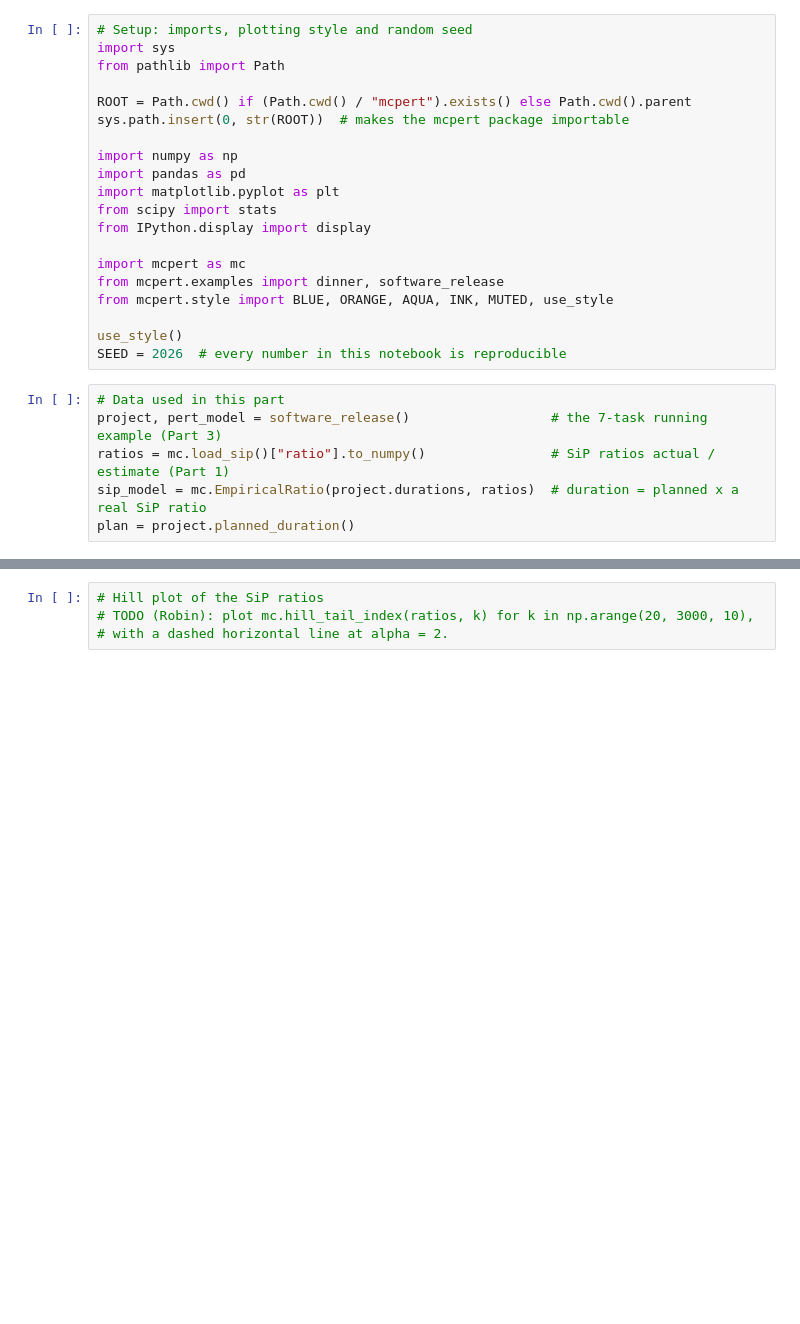
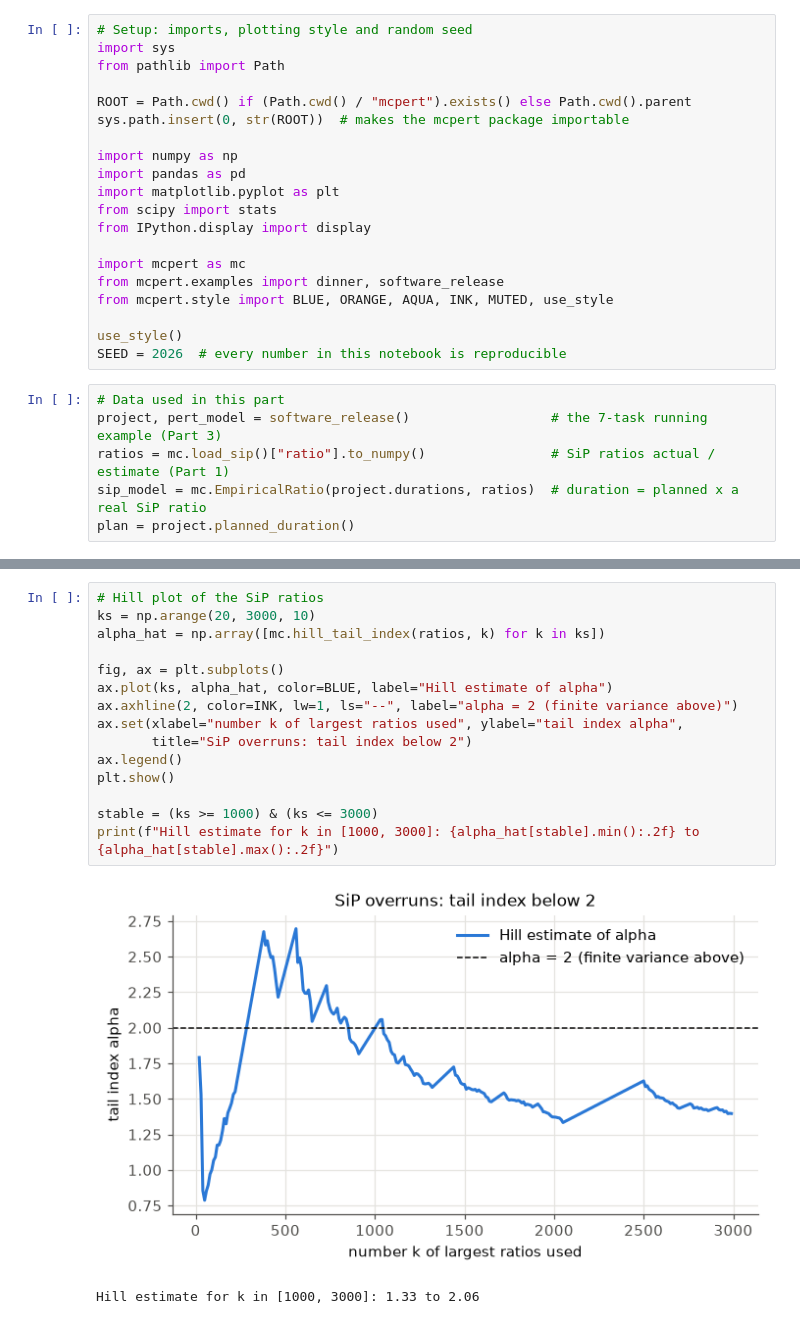
Before and after one commit to Keiraaaaaaaaaaa/mc-project-delays, a Jupyter notebook: notebooks/part5_limitations.ipynb, the cells around one changed output, grey strips where cells are left out. Saved outputs shown, nothing was run; the diff lists cells and outputs as text; blank space fills up the shorter version.

Commit message:
Part 5: heavy tails, importance sampling, conclusion (draft)

```diff
--- a/notebooks/part5_limitations.ipynb
+++ b/notebooks/part5_limitations.ipynb
@@ -40,5 +54,19 @@ $1/\hat\alpha_k = \frac1k \sum_{i \le k} \ln(X_{(i)} / X_{(k+1)})$ and why it wo
 # %%
 # Hill plot of the SiP ratios
-# TODO (Robin): plot mc.hill_tail_index(ratios, k) for k in np.arange(20, 3000, 10),
-# with a dashed horizontal line at alpha = 2.
+ks = np.arange(20, 3000, 10)
+alpha_hat = np.array([mc.hill_tail_index(ratios, k) for k in ks])
+
+fig, ax = plt.subplots()
+ax.plot(ks, alpha_hat, color=BLUE, label="Hill estimate of alpha")
+ax.axhline(2, color=INK, lw=1, ls="--", label="alpha = 2 (finite variance above)")
+ax.set(xlabel="number k of largest ratios used", ylabel="tail index alpha",
+       title="SiP overruns: tail index below 2")
+ax.legend()
+plt.show()
+
+stable = (ks >= 1000) & (ks <= 3000)
+print(f"Hill estimate for k in [1000, 3000]: {alpha_hat[stable].min():.2f} to {alpha_hat[stable].max():.2f}")
+# %% [output]
+[figure, added]
+Hill estimate for k in [1000, 3000]: 1.33 to 2.06
 # %% [markdown]
```
Also changed, not shown: parts of 11 cells of this notebook, 1 other file.
